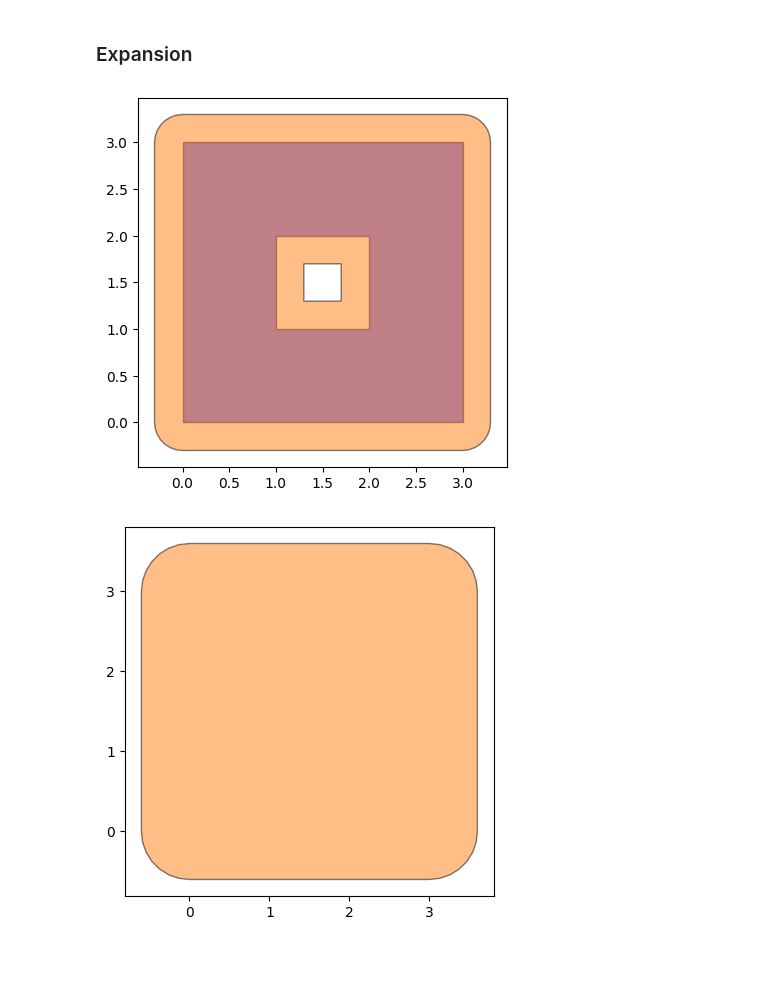
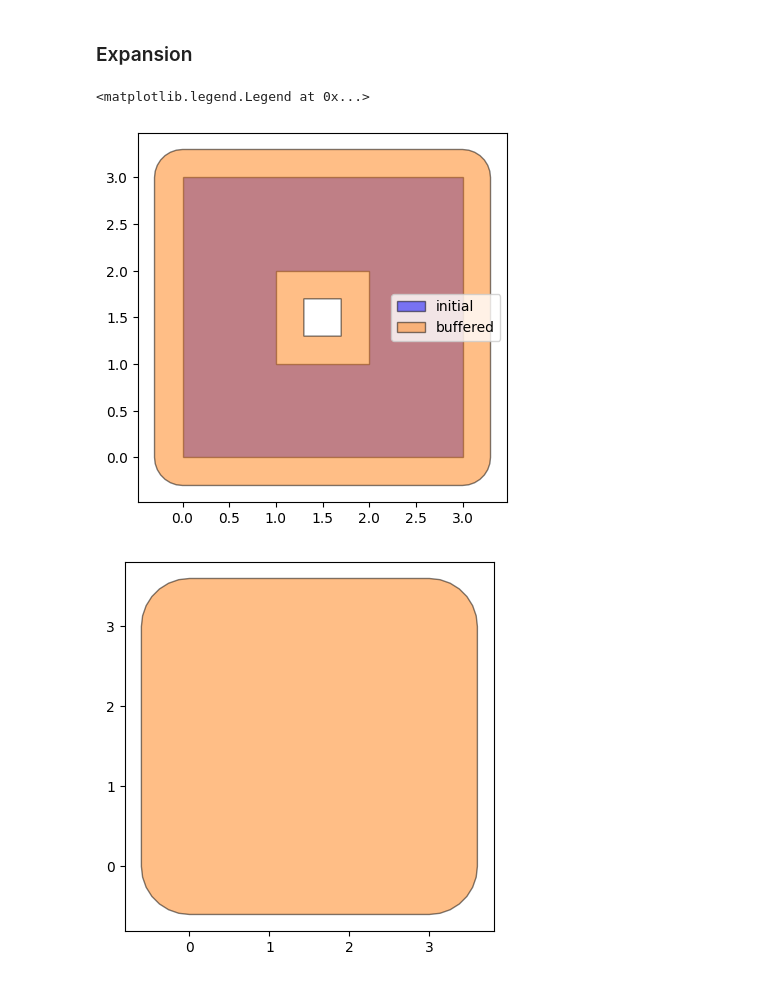
Before and after one commit to seekjim20/dshape, a Jupyter notebook: ipynb/playground.ipynb, the cells around one changed output. Saved outputs shown, nothing was run; the diff lists cells and outputs as text; code cells hidden in the pictures.

```diff
--- a/ipynb/playground.ipynb
+++ b/ipynb/playground.ipynb
@@ -77,11 +79,13 @@ plt.show()
 # %%
 p1 = geometry.Rectangle(0, 0, 3, 3)
 p2 = geometry.Rectangle(1, 1, 1, 1)
 p3 = set_ops.difference(p1, p2)
 p4 = mutation.buffer(p3, 0.3)
 
 fig, ax = plt.subplots()
-p3.plot(ax=ax)
-p4.plot(ax=ax, color='tab:orange');
+p3.plot(ax=ax, label='initial')
+p4.plot(ax=ax, color='tab:orange', label='buffered')
+ax.legend()
 # %% [output]
+<matplotlib.legend.Legend at 0x...>
-[figure, old version]
+[figure, new version]
```
Also changed, not shown: parts of 4 cells of this notebook, 2 other files.
